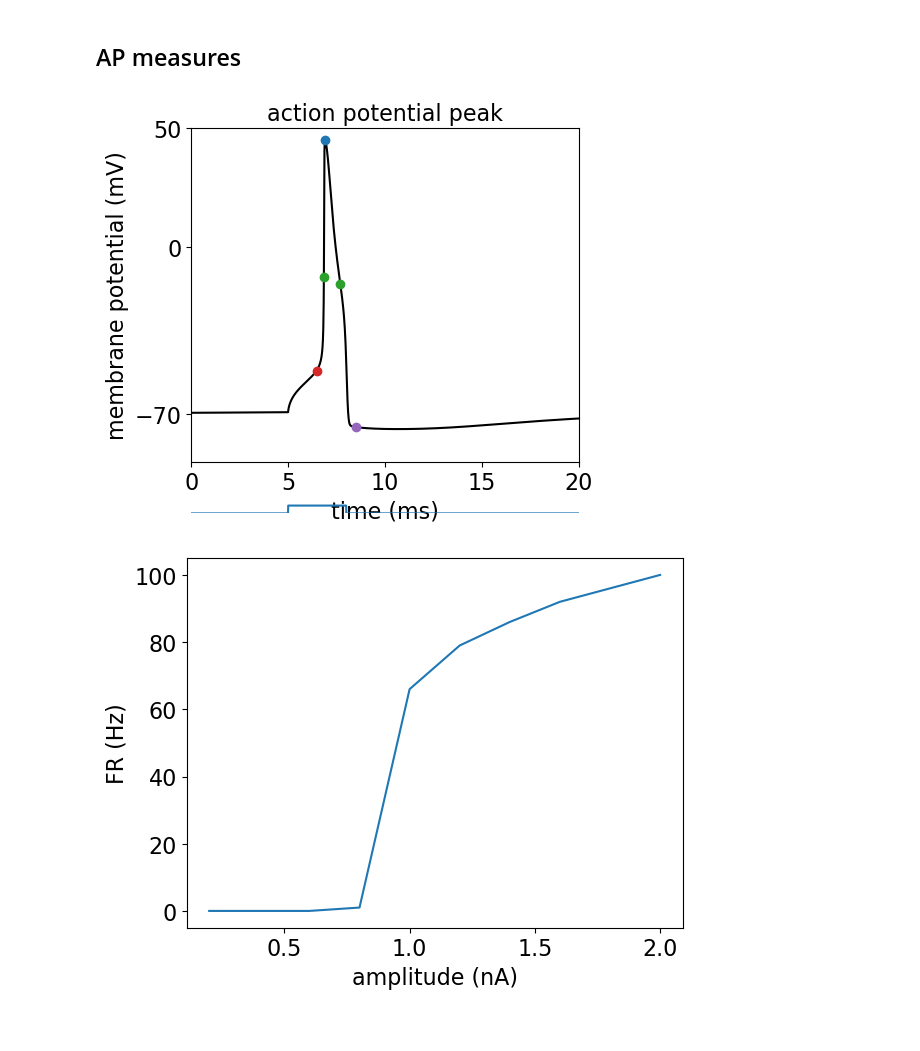
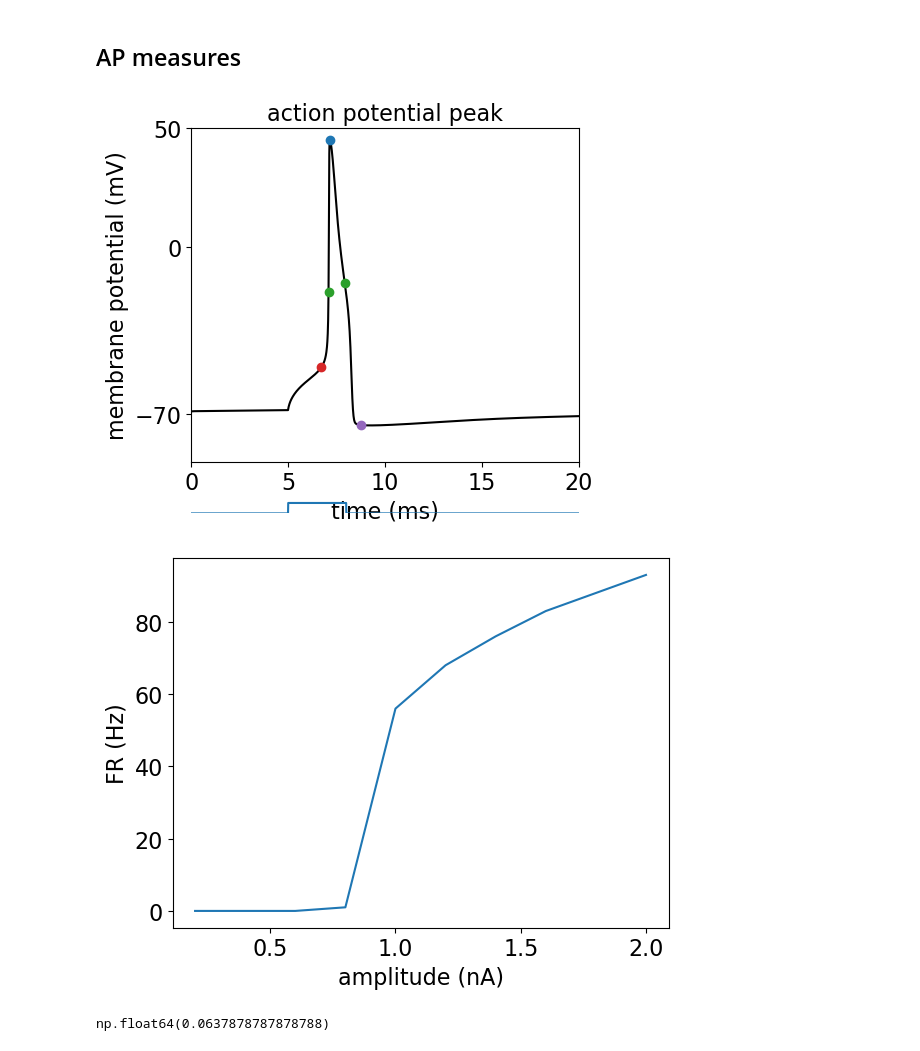
Before and after one commit to jonescompneurolab/hnn-tuning, a Jupyter notebook: new_cells_dev/cells/l23_compare_allensdk.ipynb, the cells around one changed output. Saved outputs shown, nothing was run; the diff lists cells and outputs as text; code cells hidden in the pictures.

```diff
--- a/new_cells_dev/cells/l23_compare_allensdk.ipynb
+++ b/new_cells_dev/cells/l23_compare_allensdk.ipynb
@@ -83,12 +88,18 @@ sections['soma'] = _get_pyr_soma(section_params, 'L2Pyr', end_pts['soma'], v_ini
 
 mech_class = Mechs(pth_mod)
 # %%
-l2_allen = pd.read_csv(os.path.join(pth_data, 'ephys_l2.csv'))
-l3_allen = pd.read_csv(os.path.join(pth_data, 'ephys_l3.csv'))
+with open(os.path.join(pth_data,'ephys_l2.pkl'), 'rb') as f:
+    l2_allen = pickle.load(f)
+
+with open(os.path.join(pth_data,'ephys_l3.pkl'), 'rb') as f:
+    l3_allen = pickle.load(f)
+
+# l2_allen = pd.read_csv(os.path.join(pth_data, 'ephys_l2.csv'))
+# l3_allen = pd.read_csv(os.path.join(pth_data, 'ephys_l3.csv'))
 
 # convert AP width to ms
 
 l2_allen.ap_width *= 1000
-l3_allen.ap_width *= 1000
+l3_allen.ap_width *= 1000#
 
 ephys_measures = dict()
@@ -133,18 +140,17 @@ l2pyr.build()
 l2pyr = mech_class.add_mechs(l2pyr, iascone_model_params)
 
 stim = h.IClamp(l2pyr._nrn_sections['soma'](0.5))
-stim.delay = 10
+stim.delay = 20
 stim.dur = 1000
-stim.amp = 1.2
+stim.amp = .9
 clamp_current = h.Vector().record(stim._ref_i)
 
 t = h.Vector().record(h._ref_t)
 soma_v = h.Vector().record(l2pyr._nrn_sections['soma'](0.5)._ref_v)
 
 h.celsius = 37
-h.dt = 0.01
 h.finitialize()
-h.continuerun(1000 * ms)
+h.continuerun(1020 * ms)
 
 fig, ax = plt.subplots(2,1, height_ratios=[1, 0.05],figsize=(8,5))
 
@@ -177,7 +187,7 @@ ephys_measures['mean_isi'] = np.mean(np.diff(t.as_numpy()[aps]))
 # sag_ratio
 from scipy.signal import find_peaks
 
-ampl = np.linspace(-4, -.5, 10)
+ampl = np.linspace(-2, -.5, 10)
 
 fig, ax = plt.subplots(1,2, figsize = (14, 4))
 
@@ -194,7 +204,7 @@ for i,amp in enumerate(ampl):
     l2pyr = mech_class.add_mechs(l2pyr, iascone_model_params)
 
     stim = h.IClamp(l2pyr._nrn_sections['soma'](0.5))
-    stim.delay = 5
+    stim.delay = 20
     stim.dur = 100
     stim.amp = amp
     clamp_current = h.Vector().record(stim._ref_i)
@@ -204,7 +214,7 @@ for i,amp in enumerate(ampl):
 
     h.celsius = 37
     h.dt = 0.01
-    h.finitialize(-65 * mV)
+    h.finitialize()
     h.continuerun(205 * ms)
 
     steady_idx = np.argmin(np.abs(t-80))
@@ -222,10 +232,10 @@ for i,amp in enumerate(ampl):
 ax[0].set_ylabel('membrane potential (mV)')
 ax[0].set_xlabel('time (ms)')
 ax[0].set_title('hyperpolarization experiments')
-ax[0].set_ylim([-190, -50])
-ax[0].set_yticks(np.arange(-190, -50, 40))
-ax[0].set_xlim([0, 150])
-ax[0].set_xticks(np.arange(0, 151, 50))
+# ax[0].set_ylim([-190, -50])
+# ax[0].set_yticks(np.arange(-190, -50, 40))
+# ax[0].set_xlim([0, 150])
+# ax[0].set_xticks(np.arange(0, 151, 50))
 ax[1].plot(ampl, steady_state)
 ax[1].set_xlabel('amplitude (nA)')
 ax[1].set_ylabel('steady state')
@@ -253,7 +312,7 @@ l2pyr = mech_class.add_mechs(l2pyr, iascone_model_params)
 stim = h.IClamp(l2pyr._nrn_sections['soma'](0.5))
 stim.delay = 5
 stim.dur = 3
-stim.amp = 1.5
+stim.amp = 2
 clamp_current = h.Vector().record(stim._ref_i)
 
 t = h.Vector().record(h._ref_t)
@@ -349,7 +408,7 @@ ephys_measures['ap_threshold'] = v_soma[ap_thresh_idx]
 fig.savefig(figpth+'ap_measures.png')
 fig.savefig(figpth+'ap_measures.svg')
 # %% [output]
-[figure, old version]
+[figure, new version]
 # %%
 # FR slope
 l_stim = 1000
@@ -365,34 +424,38 @@ for i,amp in enumerate(ampl):
     l2pyr.build()
     l2pyr = mech_class.add_mechs(l2pyr, iascone_model_params)
     stim = h.IClamp(l2pyr._nrn_sections['soma'](0.5))
-    stim.delay = 5
+    stim.delay = 20
     stim.dur = 1000
     stim.amp = amp
     clamp_current = h.Vector().record(stim._ref_i)
 
     t = h.Vector().record(h._ref_t)
     v_soma = h.Vector().record(l2pyr._nrn_sections['soma'](0.5)._ref_v)
 
     h.celsius = 37
     h.dt = 0.01
-    h.finitialize(-65 * mV)
+    h.finitialize()
     h.continuerun((l_stim+stim.delay)* ms)
 
     pk = find_peaks(v_soma, height=0)
 
     fr[i] = len(pk[0])
 
 
 fig, ax = plt.subplots()
 ax.plot(ampl,fr)
 ax.set_ylabel('FR (Hz)')
 ax.set_xlabel('amplitude (nA)')
 
 pA = 0.001 # nA (convert nA to pA)
 ephys_measures['FR_slope'] = np.polyfit(ampl,fr,1)[0]
 ephys_measures['FR_slope'] *= pA
 
 fig.savefig(figpth+'FR_slope.png')
 fig.savefig(figpth+'FR_slope.svg')
 # %% [output]
-[figure, old version]
+[figure, new version]
+# %%
+ephys_measures['FR_slope']
+# %% [output]
+np.float64(0.0637878787878788)
```
Also changed, not shown: parts of 14 cells of this notebook, 16 other files.
